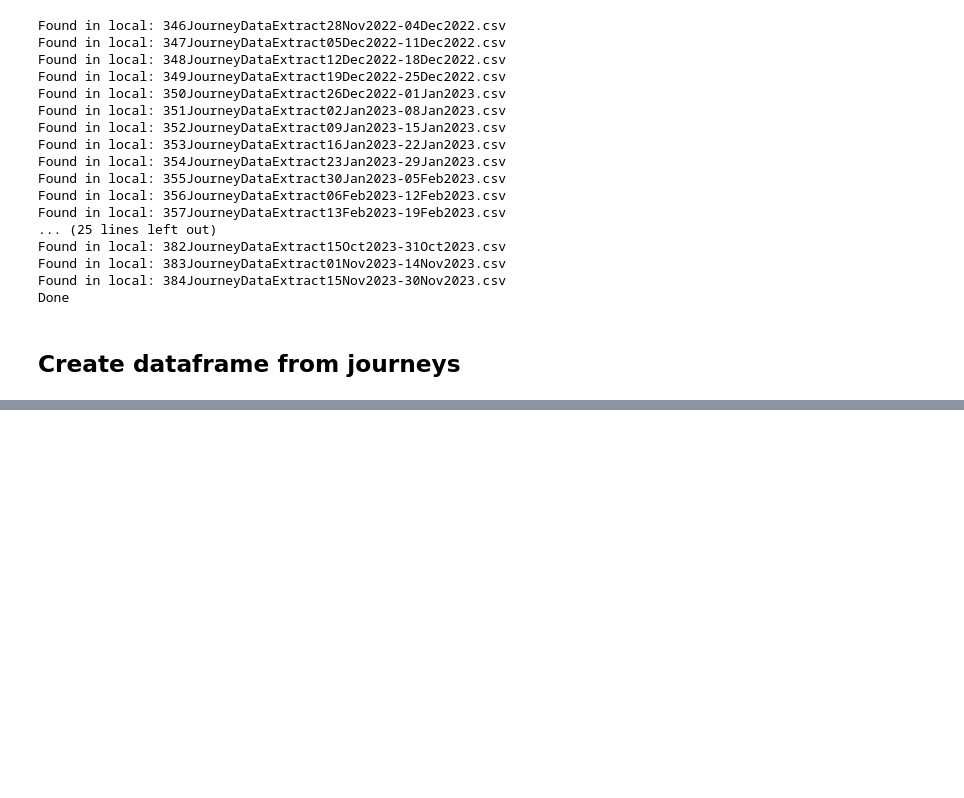
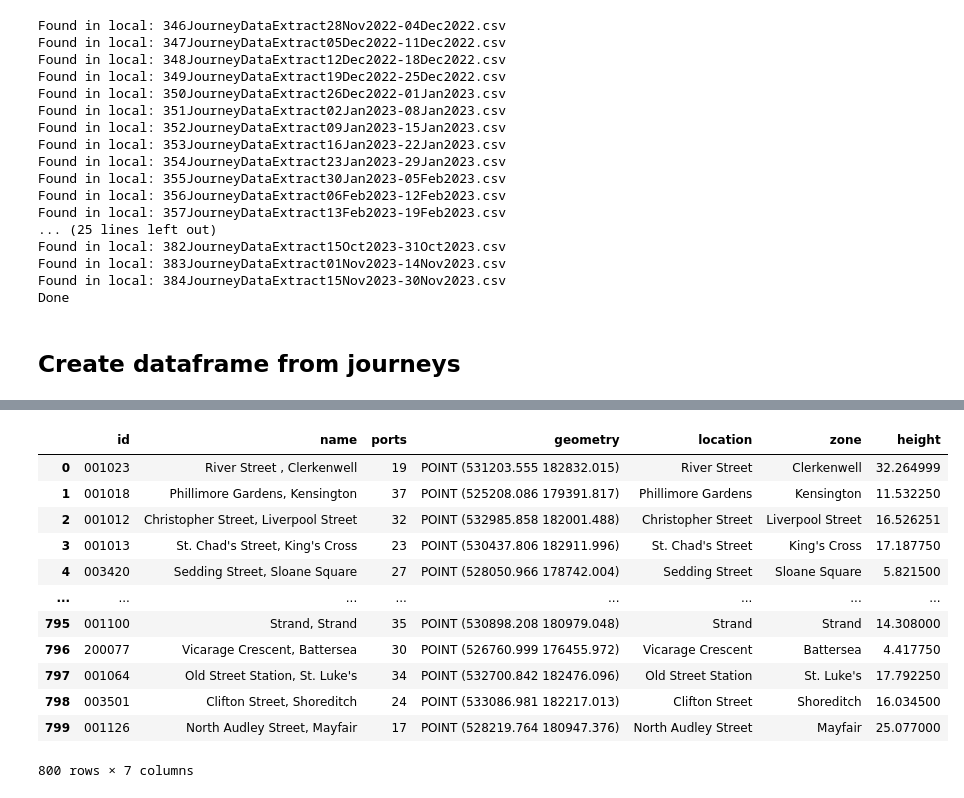
Before and after one commit to sokimura39/QM_Report, a Jupyter notebook: journeys_download.ipynb, the cells around one changed output, grey strips where cells are left out. Saved outputs shown, nothing was run; the diff lists cells and outputs as text; code cells hidden in the pictures; blank space fills up the shorter version.

```diff
--- a/journeys_download.ipynb
+++ b/journeys_download.ipynb
@@ -138,0 +161,16 @@ journeys_df.reset_index()
+# %%
+points_gdf
+# %% [output]
+|  | id | name | ports | geometry | location | zone | height |
+| 0 | 001023 | River Street , Clerkenwell | 19 | POINT (531203.555 182832.015) | River Street | Clerkenwell | 32.264999 |
+| 1 | 001018 | Phillimore Gardens, Kensington | 37 | POINT (525208.086 179391.817) | Phillimore Gardens | Kensington | 11.532250 |
+| 2 | 001012 | Christopher Street, Liverpool Street | 32 | POINT (532985.858 182001.488) | Christopher Street | Liverpool Street | 16.526251 |
+| 3 | 001013 | St. Chad's Street, King's Cross | 23 | POINT (530437.806 182911.996) | St. Chad's Street | King's Cross | 17.187750 |
+| 4 | 003420 | Sedding Street, Sloane Square | 27 | POINT (528050.966 178742.004) | Sedding Street | Sloane Square | 5.821500 |
+| ... | ... | ... | ... | ... | ... | ... | ... |
+| 795 | 001100 | Strand, Strand | 35 | POINT (530898.208 180979.048) | Strand | Strand | 14.308000 |
+| 796 | 200077 | Vicarage Crescent, Battersea | 30 | POINT (526760.999 176455.972) | Vicarage Crescent | Battersea | 4.417750 |
+| 797 | 001064 | Old Street Station, St. Luke's | 34 | POINT (532700.842 182476.096) | Old Street Station | St. Luke's | 17.792250 |
+| 798 | 003501 | Clifton Street, Shoreditch | 24 | POINT (533086.981 182217.013) | Clifton Street | Shoreditch | 16.034500 |
+| 799 | 001126 | North Audley Street, Mayfair | 17 | POINT (528219.764 180947.376) | North Audley Street | Mayfair | 25.077000 |
+800 rows × 7 columns
```
Also changed, not shown: parts of 17 cells of this notebook, 2 other files.
